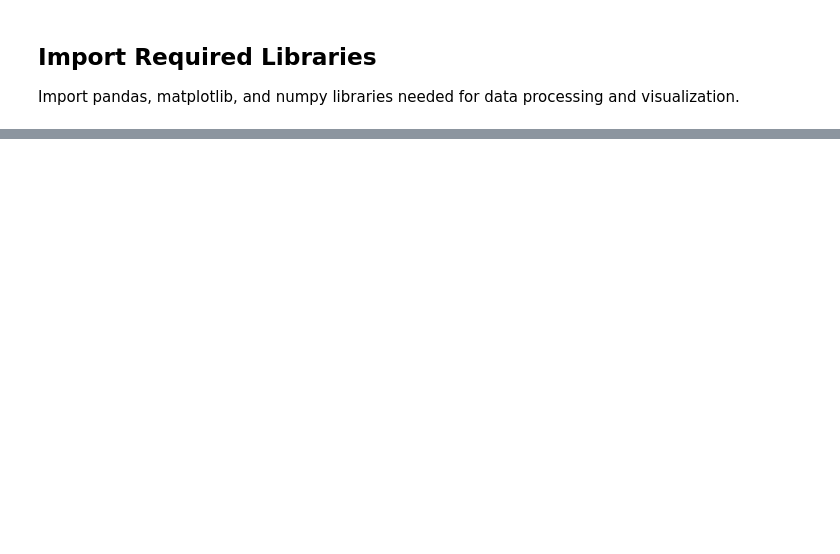
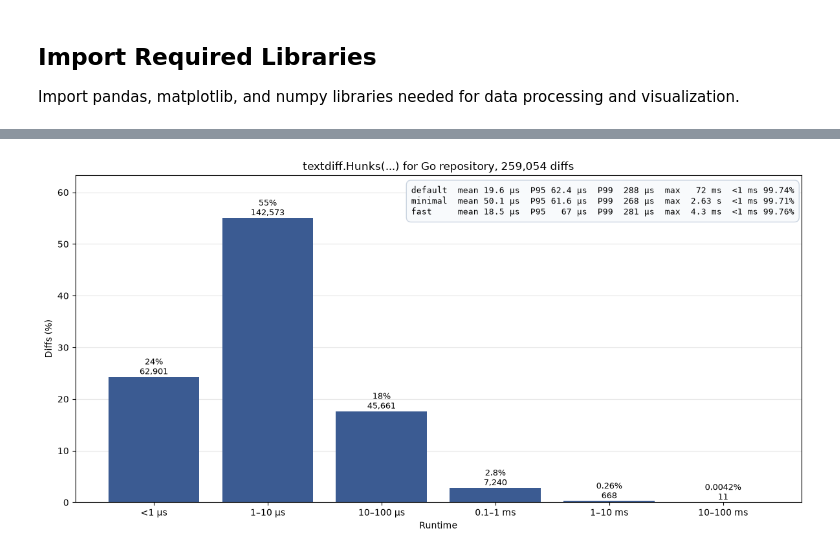
Before and after one commit to znkr/diff, a Jupyter notebook: plots/perf_go_repo.ipynb, the cells around one changed output, grey strips where cells are left out. Saved outputs shown, nothing was run; the diff lists cells and outputs as text; code cells hidden in the pictures; blank space fills up the shorter version.

```diff
--- a/plots/perf_go_repo.ipynb
+++ b/plots/perf_go_repo.ipynb
@@ -11,6 +11,9 @@ import pandas as pd
 import matplotlib.pyplot as plt
 import numpy as np
 import os
+
+# Each variant has the same color in every plot.
+colors = {'default': '#3B5B92', 'minimal': '#C44E52', 'fast': '#E9A23B'}
 # %% [markdown]
 ## Load and Read CSV Data
 
@@ -194,0 +57,41 @@ Found 259054 records for indent-heuristic variant
+# %%
+variants = ['default', 'minimal', 'fast']
+bins = [0, 1e3, 1e4, 1e5, 1e6, 1e7, 1e8, 1e9, np.inf]  # In ns.
+bin_labels = ['<1 µs', '1–10 µs', '10–100 µs', '0.1–1 ms', '1–10 ms', '10–100 ms', '0.1–1 s', '≥1 s']
+
+def format_ns(ns):
+    for unit, scale in [('s', 1e9), ('ms', 1e6), ('µs', 1e3)]:
+        if ns >= scale:
+            return f'{ns / scale:.3g} {unit}'
+    return f'{ns:.3g} ns'
+
+summary = []
+for variant in variants:
+    d = stats[stats['variant'] == variant]['duration_ns']
+    summary.append(f'{variant:<8} mean {format_ns(d.mean()):>7}  P95 {format_ns(d.quantile(0.95)):>7}  '
+                   f'P99 {format_ns(d.quantile(0.99)):>7}  max {format_ns(d.max()):>7}  '
+                   f'<1 ms {100 * (d < 1e6).mean():.2f}%')
+
+d = stats[stats['variant'] == 'default']['duration_ns']
+counts = np.histogram(d, bins=bins)[0]
+share = 100 * counts / len(d)
+# Leave out the empty bins after the slowest diff.
+used = np.flatnonzero(counts)[-1] + 1
+counts, share = counts[:used], share[:used]
+fig, ax = plt.subplots(figsize=(12, 6))
+bars = ax.bar(bin_labels[:used], share, color=colors['default'])
+ax.bar_label(bars, labels=[f'{s:.2g}%\n{n:,}' if n > 0 else '' for s, n in zip(share, counts)], fontsize=9)
+ax.set_ylim(top=share.max() * 1.15)
+ax.set_xlabel('Runtime')
+ax.set_ylabel('Diffs (%)')
+ax.set_title(f'textdiff.Hunks(...) for Go repository, {len(d):,} diffs')
+ax.text(0.99, 0.97, '\n'.join(summary), transform=ax.transAxes, va='top', ha='right', family='monospace', fontsize=9,
+        bbox=dict(boxstyle='round,pad=0.6', facecolor='#F8FAFC', edgecolor='#CBD5E1'))
+ax.grid(True, axis='y', which='major', alpha=0.3)
+ax.set_axisbelow(True)
+plt.tight_layout()
+fig.savefig('perf_go_repo.png', dpi=100, bbox_inches='tight')
+plt.show()
+plt.close(fig)
+# %% [output]
+[figure, added]
```
Also changed, not shown: parts of 15 cells of this notebook, 6 other files.
